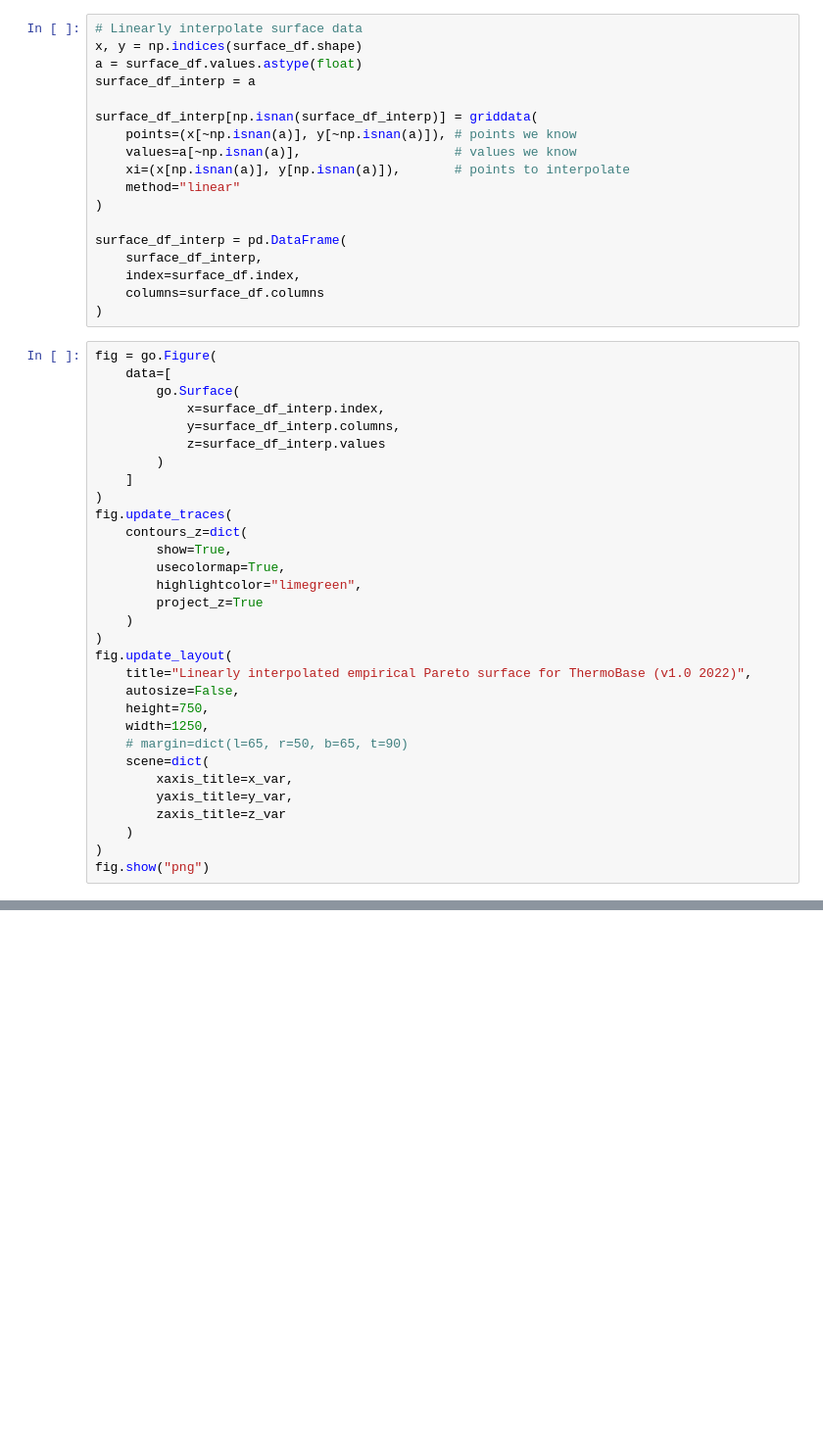
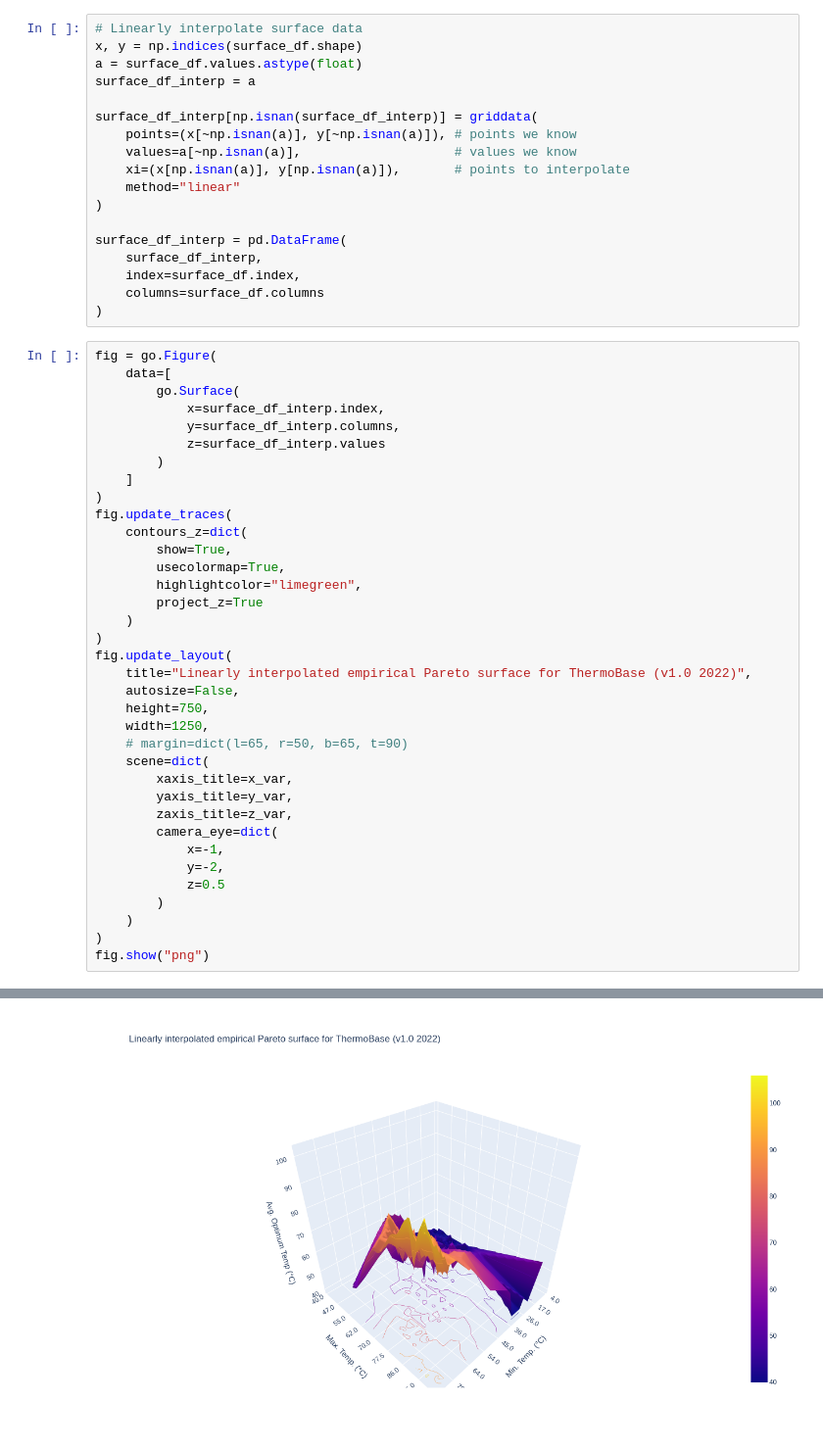
Before and after one commit to guillecg/extremophiles, a Jupyter notebook: notebooks/exploratory-data-analysis.ipynb, the cells around one changed output, grey strips where cells are left out. Shown at 98% size. Saved outputs shown, nothing was run; the diff lists cells and outputs as text; blank space fills up the shorter version.

Commit message:
Change initial point of view for temperature plot

```diff
--- a/notebooks/exploratory-data-analysis.ipynb
+++ b/notebooks/exploratory-data-analysis.ipynb
@@ -373,7 +373,12 @@ fig.update_layout(
     scene=dict(
         xaxis_title=x_var,
         yaxis_title=y_var,
-        zaxis_title=z_var
+        zaxis_title=z_var,
+        camera_eye=dict(
+            x=-1,
+            y=-2,
+            z=0.5
+        )
     )
 )
 fig.show("png")
@@ -381,0 +386 @@ fig.show("png")
+[figure, added]
```
Also changed, not shown: parts of 1 cell of this notebook.
